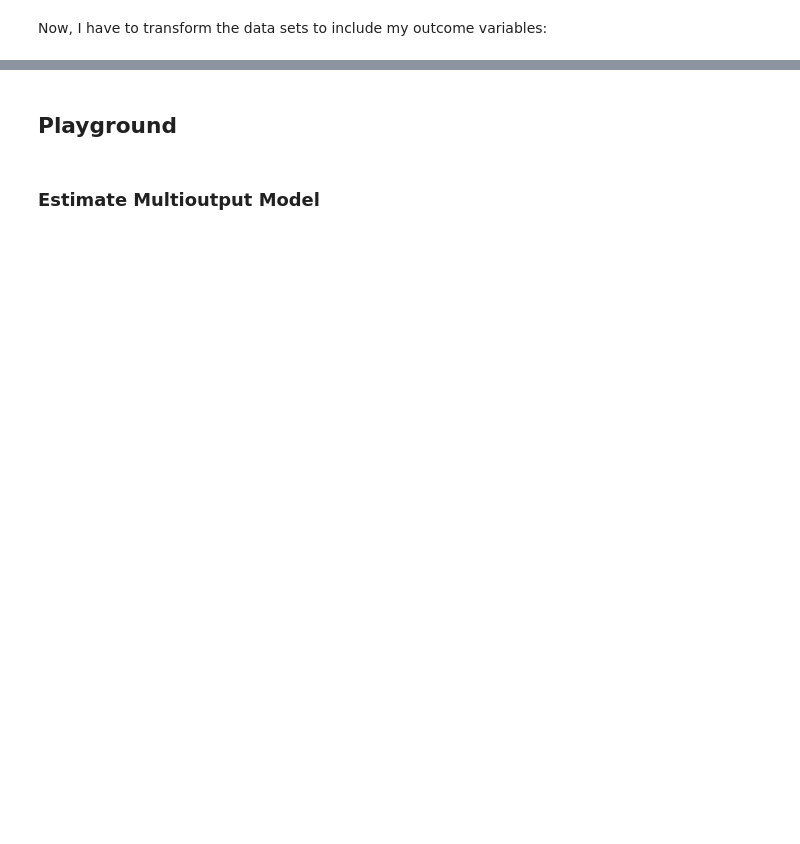
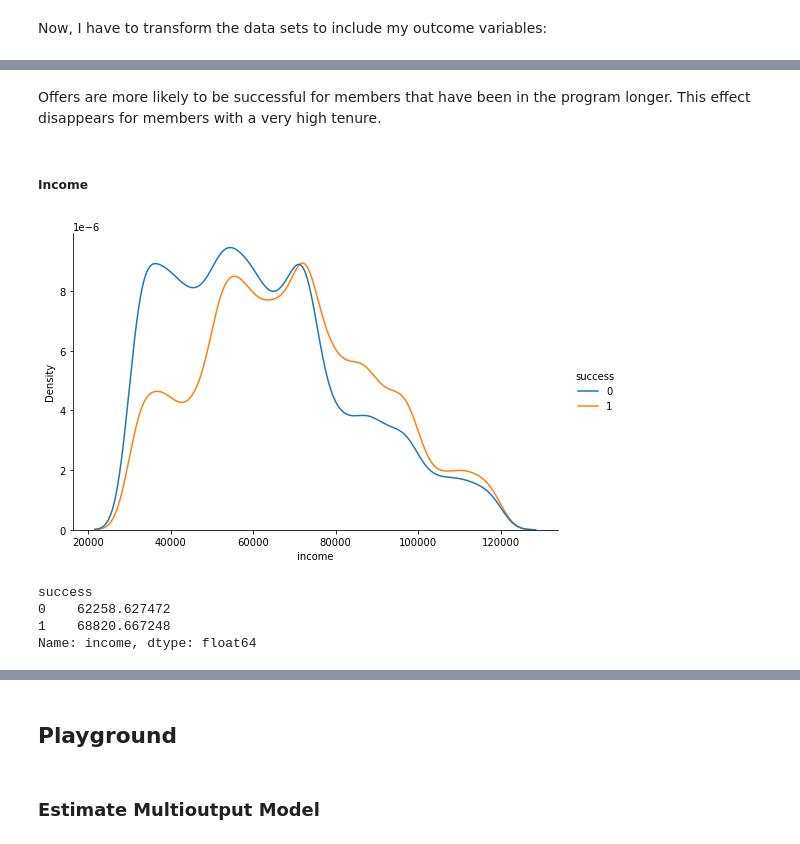
Before and after one commit to kschuessler/udacity_data_scientist_capstone_starbucks, a Jupyter notebook: Starbucks_Capstone_notebook.ipynb, the cells around one changed output, grey strips where cells are left out. Saved outputs shown, nothing was run; the diff lists cells and outputs as text; code cells hidden in the pictures; blank space fills up the shorter version.

```diff
--- a/Starbucks_Capstone_notebook.ipynb
+++ b/Starbucks_Capstone_notebook.ipynb
@@ -722,0 +679,15 @@ For informational offers, there is no 'offer completed' event. Thus, for evaluat
+# %% [markdown]
+Offers are more likely to be successful for members that have been in the program longer. This effect disappears for members with a very high tenure.
+# %% [markdown]
+##### Income
+# %%
+success_by_income = sns.displot(data=bogo_discount, x='income', kind='kde', hue='success', aspect=1.5)
+# %% [output]
+[figure, added]
+# %%
+bogo_discount.groupby('success')['income'].mean()
+# %% [output]
+success
+0    62258.627472
+1    68820.667248
+Name: income, dtype: float64
```
Also changed, not shown: parts of 93 cells of this notebook, 3 other files.
